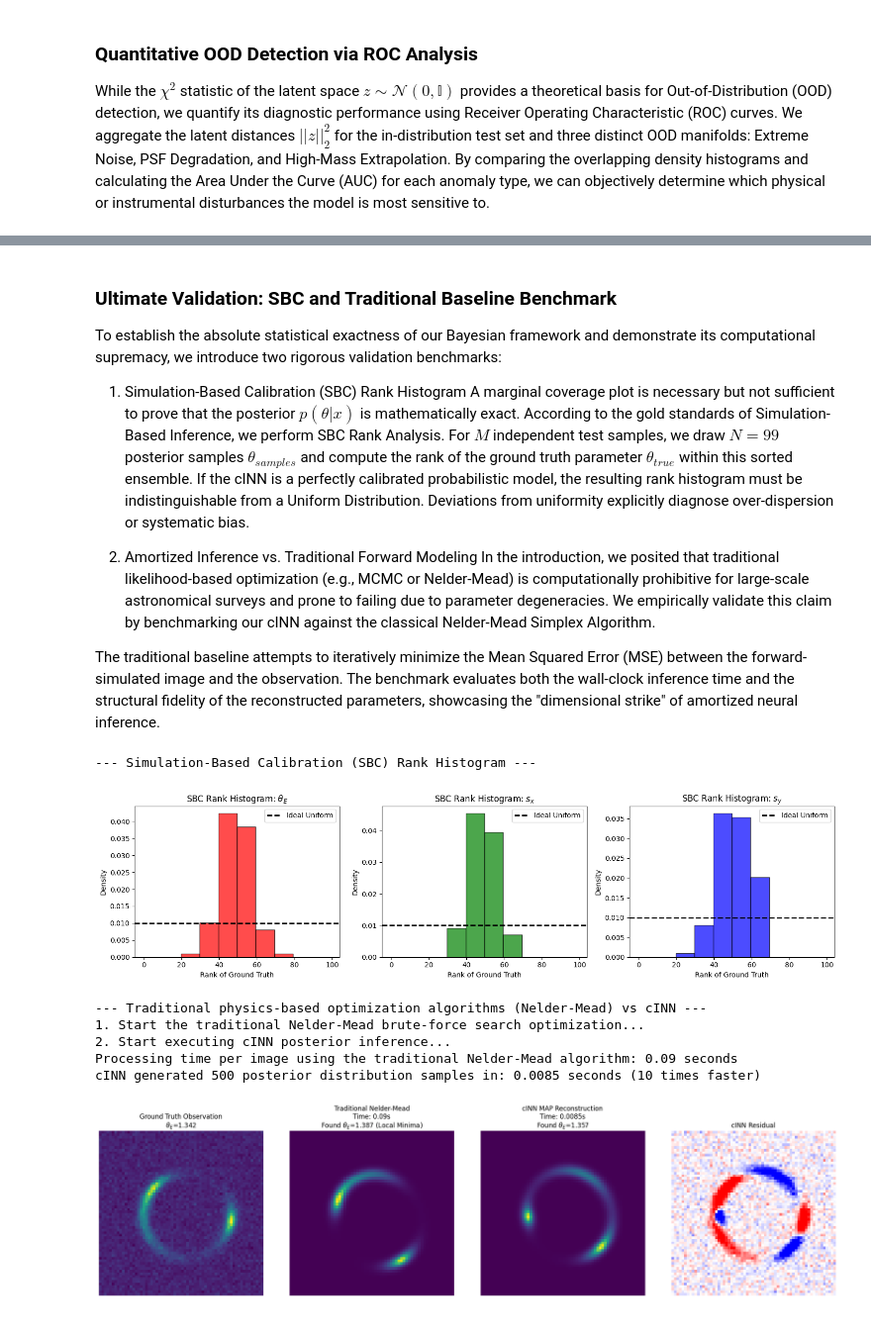
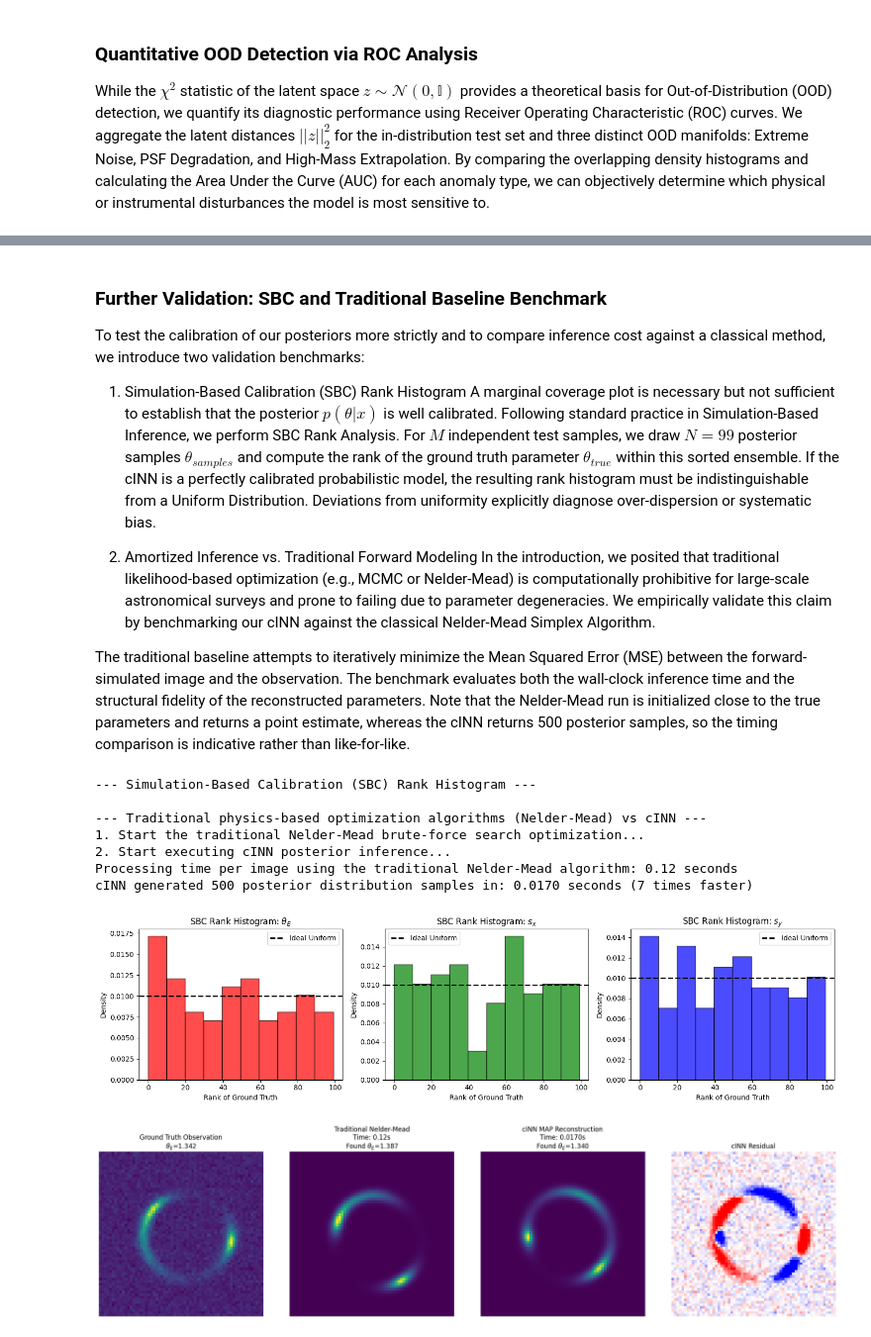
Before and after one commit to Qck-KK/bayesian-inference-strong-lensing-cINNs, a Jupyter notebook: Strong_Lensing_Simulator.ipynb, the cells around one changed output, grey strips where cells are left out. Shown at 99% size. Saved outputs shown, nothing was run; the diff lists cells and outputs as text; code cells hidden in the pictures.

```diff
--- a/Strong_Lensing_Simulator.ipynb
+++ b/Strong_Lensing_Simulator.ipynb
@@ -725,7 +706,9 @@ class NestedNetwork(nn.Module):
 
         s, t = out.chunk(2, dim=1)
 
-        s = torch.tanh(s)
+        # Soft clamp: each log-scale is bounded to (-2, 2). A plain tanh bounds it to (-1, 1),
+        # which caps the total log-determinant at 9 over 6 blocks and forces overly wide posteriors.
+        s = 2.0 * torch.tanh(s / 2.0)
         return s, t
 
 class CondRealNVPBlock(nn.Module):
@@ -790,6 +773,11 @@ class LensingCINN(nn.Module):
         super(LensingCINN, self).__init__()
         self.blocks = nn.ModuleList()
 
+        # Prior mean/std of theta = [theta_E, src_x, src_y] under the uniform training priors
+        # theta_E ~ U(0.8, 1.5), src_x, src_y ~ U(-0.2, 0.2). The flow operates on standardized theta.
+        self.register_buffer('theta_mean', torch.tensor([1.15, 0.0, 0.0]))
+        self.register_buffer('theta_std', torch.tensor([0.7, 0.4, 0.4]) / 12.0 ** 0.5)
+
         mask1 = torch.tensor([True, False, True], dtype=torch.bool)
         mask2 = ~mask1
 
@@ -802,11 +790,12 @@ class LensingCINN(nn.Module):
         Computation during training: 𝜃→𝑧_latent
         Returns 𝑧_latent along with the sum of log-determinants of the Jacobians across all layers.
         """
-        z = theta
-        total_log_det_J = 0
+        z = (theta - self.theta_mean) / self.theta_std
+        # Jacobian of the standardization, so the NLL remains a density over physical theta
+        total_log_det_J = -torch.log(self.theta_std).sum()
         for block in self.blocks:
             z, log_det_J = block(z, condition)
-            total_log_det_J += log_det_J
+            total_log_det_J = total_log_det_J + log_det_J
         return z, total_log_det_J
 
     def sample(self, num_samples, condition):
@@ -822,7 +811,7 @@ class LensingCINN(nn.Module):
 
         for block in reversed(self.blocks):
             theta = block.inverse(theta, condition)
-        return theta
+        return theta * self.theta_std + self.theta_mean
 # %% [markdown]
 ### Joint training
 
@@ -1555,15 +1564,15 @@ plt.show()
 # %% [markdown]
-### Ultimate Validation: SBC and Traditional Baseline Benchmark
+### Further Validation: SBC and Traditional Baseline Benchmark
 
-To establish the absolute statistical exactness of our Bayesian framework and demonstrate its computational supremacy, we introduce two rigorous validation benchmarks:
+To test the calibration of our posteriors more strictly and to compare inference cost against a classical method, we introduce two validation benchmarks:
 
 1. Simulation-Based Calibration (SBC) Rank Histogram
-A marginal coverage plot is necessary but not sufficient to prove that the posterior $p(\theta|x)$ is mathematically exact. According to the gold standards of Simulation-Based Inference, we perform SBC Rank Analysis. For $M$ independent test samples, we draw $N=99$ posterior samples $\theta_{samples}$ and compute the rank of the ground truth parameter $\theta_{true}$ within this sorted ensemble. If the cINN is a perfectly calibrated probabilistic model, the resulting rank histogram must be indistinguishable from a Uniform Distribution. Deviations from uniformity explicitly diagnose over-dispersion or systematic bias.
+A marginal coverage plot is necessary but not sufficient to establish that the posterior $p(\theta|x)$ is well calibrated. Following standard practice in Simulation-Based Inference, we perform SBC Rank Analysis. For $M$ independent test samples, we draw $N=99$ posterior samples $\theta_{samples}$ and compute the rank of the ground truth parameter $\theta_{true}$ within this sorted ensemble. If the cINN is a perfectly calibrated probabilistic model, the resulting rank histogram must be indistinguishable from a Uniform Distribution. Deviations from uniformity explicitly diagnose over-dispersion or systematic bias.
 
 2. Amortized Inference vs. Traditional Forward Modeling
 In the introduction, we posited that traditional likelihood-based optimization (e.g., MCMC or Nelder-Mead) is computationally prohibitive for large-scale astronomical surveys and prone to failing due to parameter degeneracies. We empirically validate this claim by benchmarking our cINN against the classical Nelder-Mead Simplex Algorithm.
 
-The traditional baseline attempts to iteratively minimize the Mean Squared Error (MSE) between the forward-simulated image and the observation. The benchmark evaluates both the wall-clock inference time and the structural fidelity of the reconstructed parameters, showcasing the "dimensional strike" of amortized neural inference.
+The traditional baseline attempts to iteratively minimize the Mean Squared Error (MSE) between the forward-simulated image and the observation. The benchmark evaluates both the wall-clock inference time and the structural fidelity of the reconstructed parameters. Note that the Nelder-Mead run is initialized close to the true parameters and returns a point estimate, whereas the cINN returns 500 posterior samples, so the timing comparison is indicative rather than like-for-like.
 # %%
 from scipy.optimize import minimize
 from scipy.stats import uniform, kstest
@@ -1638,38 +1647,39 @@ print(f"2. Start executing cINN posterior inference...")
 start_time_cinn = time.time()
 with torch.no_grad():
     h_x_single = summary_net(obs_img_tensor.unsqueeze(0).to(device))
     cinn_theta_samples = cinn_net.sample(500, h_x_single).cpu().numpy()
 time_cinn = time.time() - start_time_cinn
 cinn_recon_img = physical_simulator_wrapper(np.median(cinn_theta_samples, axis=0))
 
 # Print Time Comparison
 print(f"Processing time per image using the traditional Nelder-Mead algorithm: {time_trad:.2f} seconds")
 print(f"cINN generated 500 posterior distribution samples in: {time_cinn:.4f} seconds ({time_trad/time_cinn:.0f} times faster)")
 
 # Comparison of Diagrams
 fig, axes = plt.subplots(1, 4, figsize=(20, 5))
 axes[0].imshow(obs_img_np, origin='lower', cmap='viridis')
 axes[0].set_title(f"Ground Truth Observation\n$\\theta_E$={true_theta[0]:.3f}")
 
 axes[1].imshow(trad_recon_img, origin='lower', cmap='viridis')
-axes[1].set_title(f"Traditional Nelder-Mead\nTime: {time_trad:.2f}s\nFound $\\theta_E$={res.x[0]:.3f} (Local Minima)")
+axes[1].set_title(f"Traditional Nelder-Mead\nTime: {time_trad:.2f}s\nFound $\\theta_E$={res.x[0]:.3f}")
 
 axes[2].imshow(cinn_recon_img, origin='lower', cmap='viridis')
 axes[2].set_title(f"cINN MAP Reconstruction\nTime: {time_cinn:.4f}s\nFound $\\theta_E$={np.median(cinn_theta_samples, axis=0)[0]:.3f}")
 
 axes[3].imshow(obs_img_np - cinn_recon_img, origin='lower', cmap='bwr', vmin=-2, vmax=2)
 axes[3].set_title("cINN Residual")
 
 for ax in axes:
     ax.axis('off')
 plt.tight_layout()
 plt.show()
 # %% [output]
 --- Simulation-Based Calibration (SBC) Rank Histogram ---
+
+--- Traditional physics-based optimization algorithms (Nelder-Mead) vs cINN ---
+1. Start the traditional Nelder-Mead brute-force search optimization...
+2. Start executing cINN posterior inference...
+Processing time per image using the traditional Nelder-Mead algorithm: 0.12 seconds
+cINN generated 500 posterior distribution samples in: 0.0170 seconds (7 times faster)
-[figure, old version]
+[figure, new version]
---- Traditional physics-based optimization algorithms (Nelder-Mead) vs cINN ---
-1. Start the traditional Nelder-Mead brute-force search optimization...
-2. Start executing cINN posterior inference...
-Processing time per image using the traditional Nelder-Mead algorithm: 0.09 seconds
-cINN generated 500 posterior distribution samples in: 0.0085 seconds (10 times faster)
-[figure, old version]
+[figure, new version]
```
Also changed, not shown: parts of 18 cells of this notebook, 1 other file.
